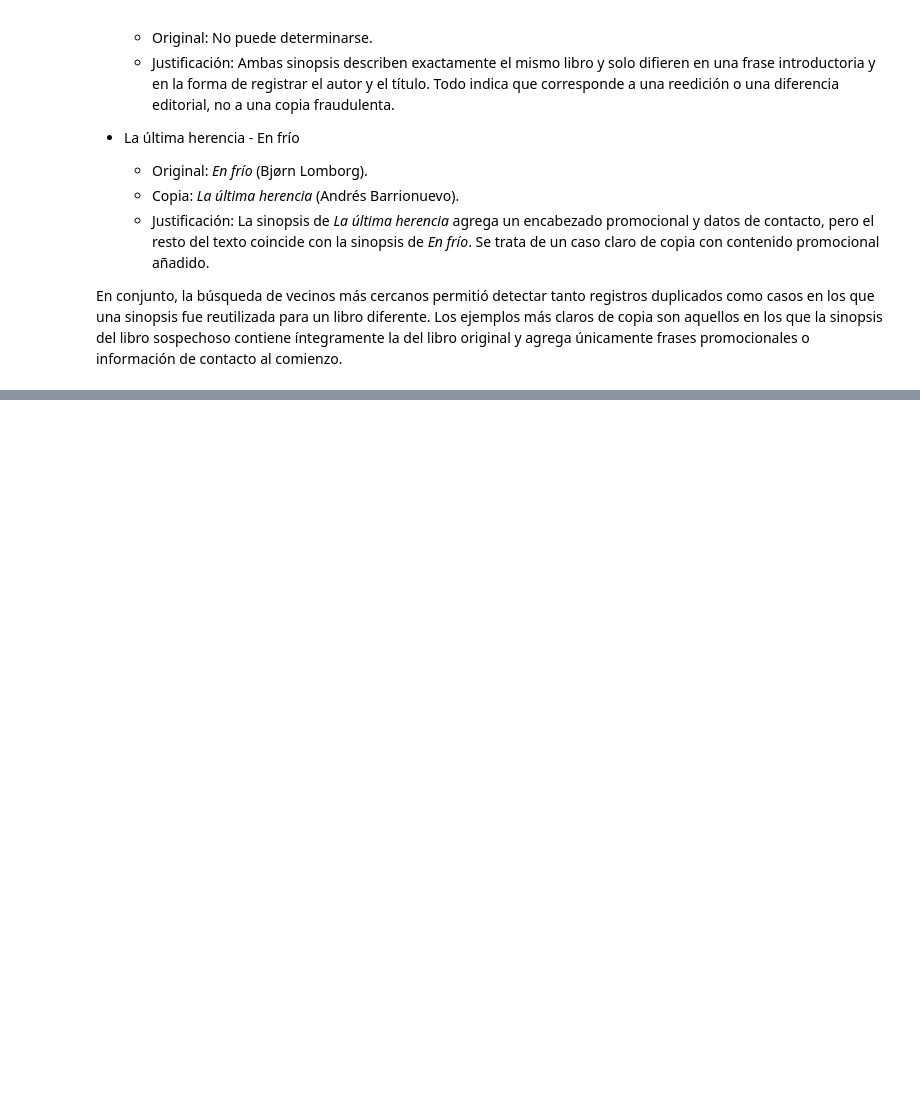
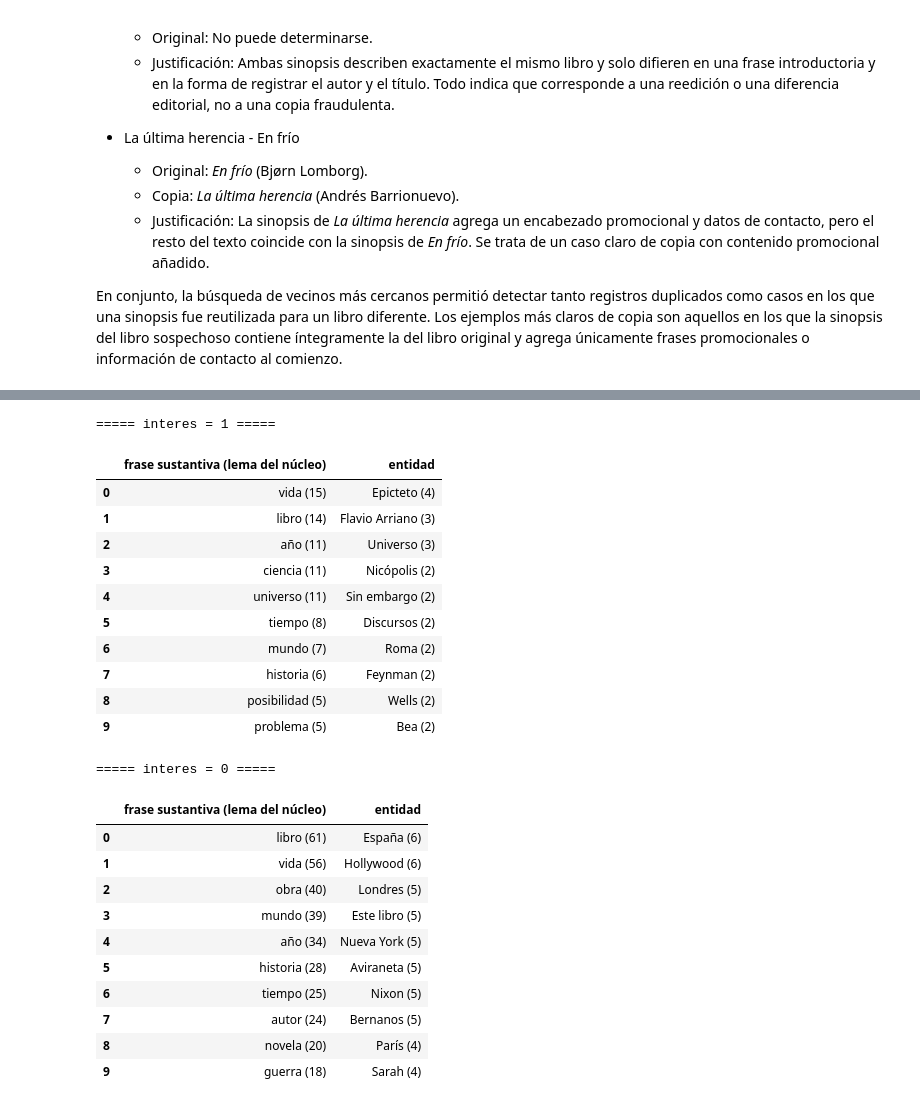
Before and after one commit to manuellazarte/Procesamiento-del-Lenguaje-Natural, a Jupyter notebook: ej3/ej3.ipynb, the cells around one changed output, grey strips where cells are left out. Saved outputs shown, nothing was run; the diff lists cells and outputs as text; code cells hidden in the pictures; blank space fills up the shorter version.

```diff
--- a/ej3/ej3.ipynb
+++ b/ej3/ej3.ipynb
@@ -1011,0 +1324,9 @@ Catálogo limpio    : 7591
+# %%
+from sklearn.metrics import classification_report, precision_recall_fscore_support
+
+for nombre, pred in [("Modelo A (TF-IDF)", pred_a), ("Modelo B (embeddings)", pred_b)]:
+    print(f"===== {nombre} =====")
+    print(classification_report(y_pref_test, pred, zero_division=0))
+    print("Matriz de confusión (filas = real 0/1, columnas = predicho 0/1):")
+    print(confusion_matrix(y_pref_test, pred, labels=[0, 1]))
+    print()
@@ -1011,0 +1351,15 @@ Catálogo limpio    : 7591
+# %%
+filas = []
+for nombre, pred in [("A: TF-IDF", pred_a), ("B: embeddings", pred_b)]:
+    p, r, f, _ = precision_recall_fscore_support(y_pref_test, pred, labels=[1], zero_division=0)
+    filas.append({
+        "modelo": nombre,
+        "precisión (1)": round(p[0], 2),
+        "recall (1)": round(r[0], 2),
+        "F1 (1)": round(f[0], 2),
+        "predicciones positivas": int(pred.sum()),
+        "aciertos": int((pred == y_pref_test).sum()),
+        "errores": int((pred != y_pref_test).sum()),
+    })
+
+display(pd.DataFrame(filas).set_index("modelo"))
@@ -1011,0 +1619,45 @@ Catálogo limpio    : 7591
+# %%
+import spacy
+from collections import Counter
+
+nlp = spacy.load("es_core_news_lg")
+
+def perfil_textos(textos):
+    frases, entidades = Counter(), Counter()
+    for doc in nlp.pipe(textos):
+        frases.update(ch.root.lemma_.lower() for ch in doc.noun_chunks if not ch.root.is_stop)
+        entidades.update(ent.text for ent in doc.ents)
+    return frases, entidades
+
+for valor in [1, 0]:
+    frases, entidades = perfil_textos(pref_entrenamiento.loc[pref_entrenamiento["interes"] == valor, "synopsis"])
+    print(f"===== interes = {valor} =====")
+    display(pd.DataFrame({
+        "frase sustantiva (lema del núcleo)": [f"{k} ({v})" for k, v in frases.most_common(10)],
+        "entidad": [f"{k} ({v})" for k, v in entidades.most_common(10)],
+    }))
+# %% [output]
+===== interes = 1 =====
+|  | frase sustantiva (lema del núcleo) | entidad |
+| 0 | vida (15) | Epicteto (4) |
+| 1 | libro (14) | Flavio Arriano (3) |
+| 2 | año (11) | Universo (3) |
+| 3 | ciencia (11) | Nicópolis (2) |
+| 4 | universo (11) | Sin embargo (2) |
+| 5 | tiempo (8) | Discursos (2) |
+| 6 | mundo (7) | Roma (2) |
+| 7 | historia (6) | Feynman (2) |
+| 8 | posibilidad (5) | Wells (2) |
+| 9 | problema (5) | Bea (2) |
+===== interes = 0 =====
+|  | frase sustantiva (lema del núcleo) | entidad |
+| 0 | libro (61) | España (6) |
+| 1 | vida (56) | Hollywood (6) |
+| 2 | obra (40) | Londres (5) |
+| 3 | mundo (39) | Este libro (5) |
+| 4 | año (34) | Nueva York (5) |
+| 5 | historia (28) | Aviraneta (5) |
+| 6 | tiempo (25) | Nixon (5) |
+| 7 | autor (24) | Bernanos (5) |
+| 8 | novela (20) | París (4) |
+| 9 | guerra (18) | Sarah (4) |
```
Also changed, not shown: parts of 99 cells of this notebook, 4 other files.
